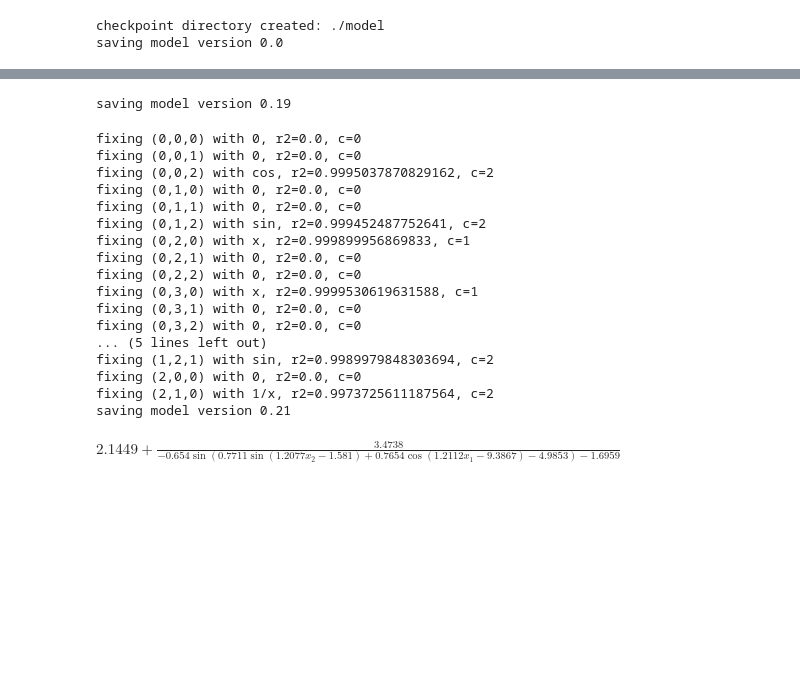
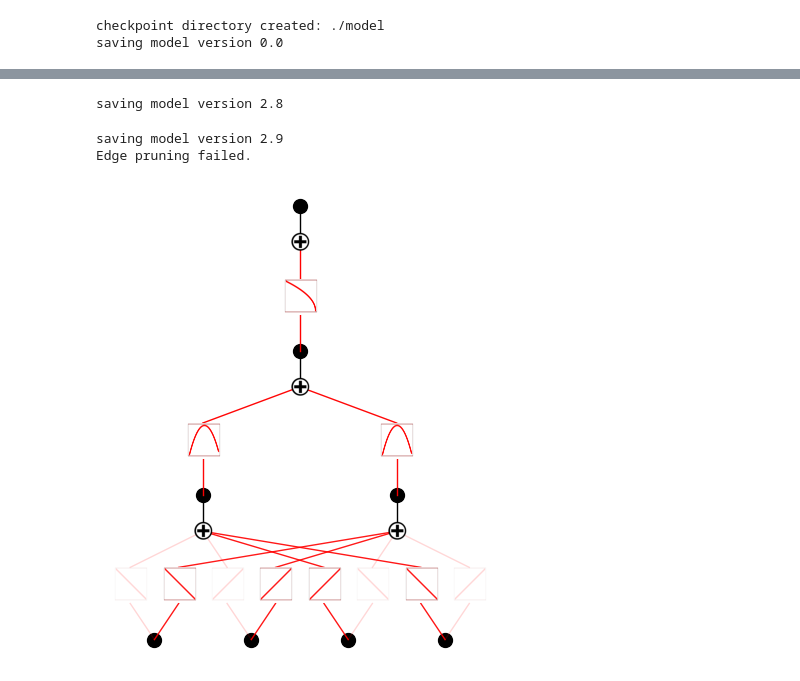
Before and after one commit to nhsnow2/pykanKAN, a Jupyter notebook: scripts/toy_problems/toy_template.ipynb, the cells around one changed output, grey strips where cells are left out. Saved outputs shown, nothing was run; the diff lists cells and outputs as text; code cells hidden in the pictures; blank space fills up the shorter version.

```diff
--- a/scripts/toy_problems/toy_template.ipynb
+++ b/scripts/toy_problems/toy_template.ipynb
@@ -306,26 +321,12 @@ Edge pruning failed.
-# %%
-mykan.refine(factor=2)
-# %% [output]
-saving model version 0.19
-# %%
-mykan.model.auto_symbolic()
-kan.utils.ex_round(mykan.model.symbolic_formula()[0][0], 4)
-# %% [output]
-fixing (0,0,0) with 0, r2=0.0, c=0
-fixing (0,0,1) with 0, r2=0.0, c=0
-fixing (0,0,2) with cos, r2=0.9995037870829162, c=2
-fixing (0,1,0) with 0, r2=0.0, c=0
-fixing (0,1,1) with 0, r2=0.0, c=0
-fixing (0,1,2) with sin, r2=0.999452487752641, c=2
-fixing (0,2,0) with x, r2=0.999899956869833, c=1
-fixing (0,2,1) with 0, r2=0.0, c=0
-fixing (0,2,2) with 0, r2=0.0, c=0
-fixing (0,3,0) with x, r2=0.9999530619631588, c=1
-fixing (0,3,1) with 0, r2=0.0, c=0
-fixing (0,3,2) with 0, r2=0.0, c=0
-... (5 lines left out)
-fixing (1,2,1) with sin, r2=0.9989979848303694, c=2
-fixing (2,0,0) with 0, r2=0.0, c=0
-fixing (2,1,0) with 1/x, r2=0.9973725611187564, c=2
-saving model version 0.21
-$\displaystyle 2.1449 + \frac{3.4738}{- 0.654 \sin{\left(0.7711 \sin{\left(1.2077 x_{2} - 1.581 \right)} + 0.7654 \cos{\left(1.2112 x_{1} - 9.3867 \right)} - 4.9853 \right)} - 1.6959}$
+# %%
+mykan.fit(dataset, steps=5, opt='LBFGS', lr=.001, lamb=0.01)
+print()
+# %% [output]
+saving model version 2.8
+# %%
+mykan.prune(node_th=0.6, edge_th=0.4)
+mykan.plot()
+# %% [output]
+saving model version 2.9
+Edge pruning failed.
+[figure, added]
```
Also changed, not shown: parts of 19 cells of this notebook.
